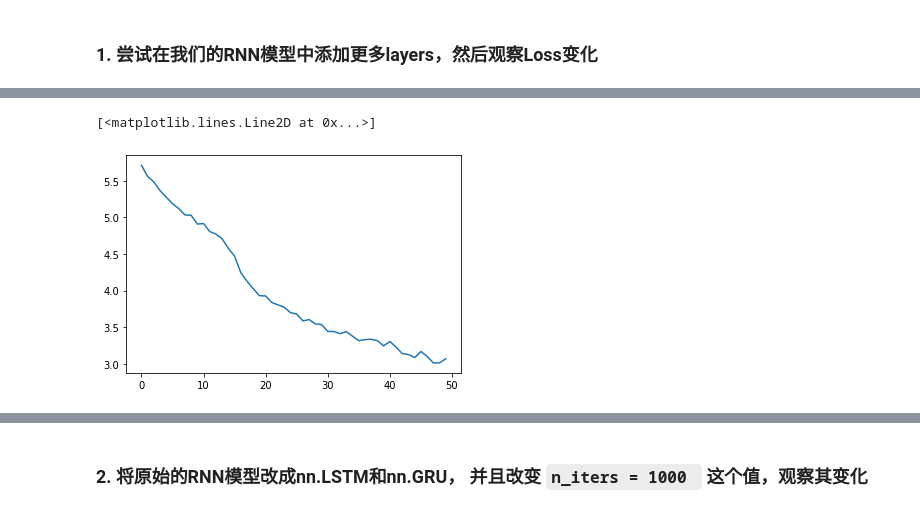
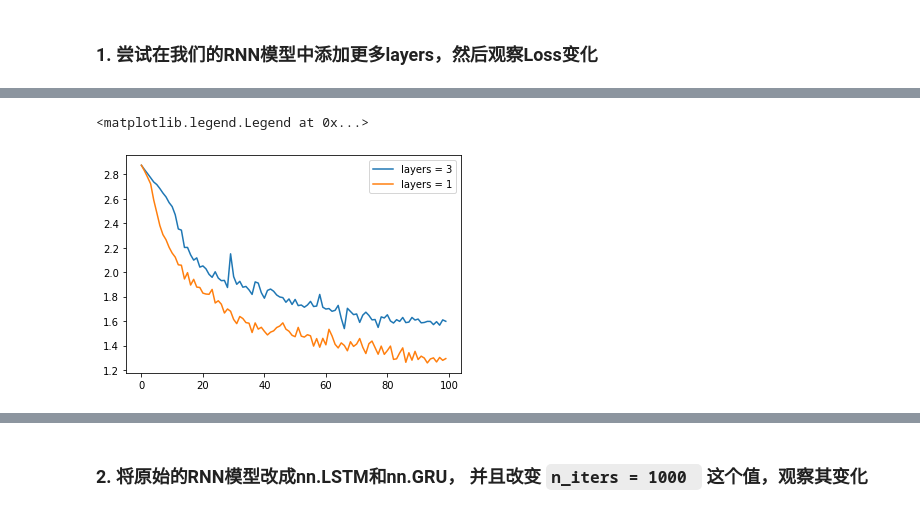
Before and after one commit to E-ZQ/kaikeba, a Jupyter notebook: assignment-07-rnn.ipynb, the cells around one changed output, grey strips where cells are left out. Saved outputs shown, nothing was run; the diff lists cells and outputs as text; code cells hidden in the pictures.

```diff
--- a/assignment-07-rnn.ipynb
+++ b/assignment-07-rnn.ipynb
@@ -451,12 +461,16 @@ plt.show()
 # %%
-def train_a_model(model, category_tensor, line_tensor, criterion = nn.CrossEntropyLoss()):
+# 训练一行
+def train_a_line(model, category_tensor, line_tensor, criterion = nn.CrossEntropyLoss()):
     hidden = model.initHidden()
 
     model.zero_grad()        # 将网络梯度清零
 
+    '''
     for i in range(line_tensor.size()[0]):
-        # print(line_tensor)
-        output, hidden = model(line_tensor[i], hidden)
+        output, hidden = model(line_tensor[i], hidden) # 输入为二维，手动forward
+    '''
+
+    output, hidden = model(line_tensor, hidden)        # 输入为三维，lstm和gru调用forward
 
     loss = criterion(output, category_tensor)
     loss.backward()        # 将结果反馈给整个网络
@@ -467,17 +481,19 @@ def train_a_model(model, category_tensor, line_tensor, criterion = nn.CrossEntro
 
     return output, loss.item()
 # %%
-def make_history(model, n_iters, pr_freq, pl_freq, criterion = nn.CrossEntropyLoss()):
+# 训练并记录用时
+def make_history(model, n_iters = 100000, pr_freq = 5000, pl_freq = 1000, criterion = nn.CrossEntropyLoss()):
+    print(model)
+
     all_losses = []
+    time_spent = []
+
     current_loss = 0
     start = time.time()
 
     for iter in range(1, n_iters + 1):
         category, line, category_tensor, line_tensor = sample_trainning()
-        # print('line=', line)
-        # print('line_tensor.shape=',line_tensor.shape)
-        #print('category_tensor.shape=',category_tensor.shape)
-        output, loss = train_a_model(model, category_tensor, line_tensor, criterion)
+        output, loss = train_a_line(model, category_tensor, line_tensor, criterion)
         current_loss += loss
 
         if iter % pr_freq == 0:
@@ -488,6 +504,8 @@ def make_history(model, n_iters, pr_freq, pl_freq, criterion = nn.CrossEntropyLo
         # Add current loss avg to list of losses
         if iter % pl_freq == 0:
             all_losses.append(current_loss / plot_every)
+            time_spent.append(time.time() - start)
             current_loss = 0
-    return all_losses
+
+    return all_losses, time_spent
 # %%
@@ -576,6 +600,8 @@ losses = make_history(rnn, niters, pr, pl)
-# %%
-plt.plot(losses)
-# %% [output]
-[<matplotlib.lines.Line2D at 0x...>]
-[figure, removed]
+# %%
+plt.plot(losses1, label = 'layers = 3')
+plt.plot(all_losses, label = 'layers = 1')
+plt.legend()
+# %% [output]
+<matplotlib.legend.Legend at 0x...>
+[figure, added]
 # %%
```
Also changed, not shown: parts of 49 cells of this notebook.
